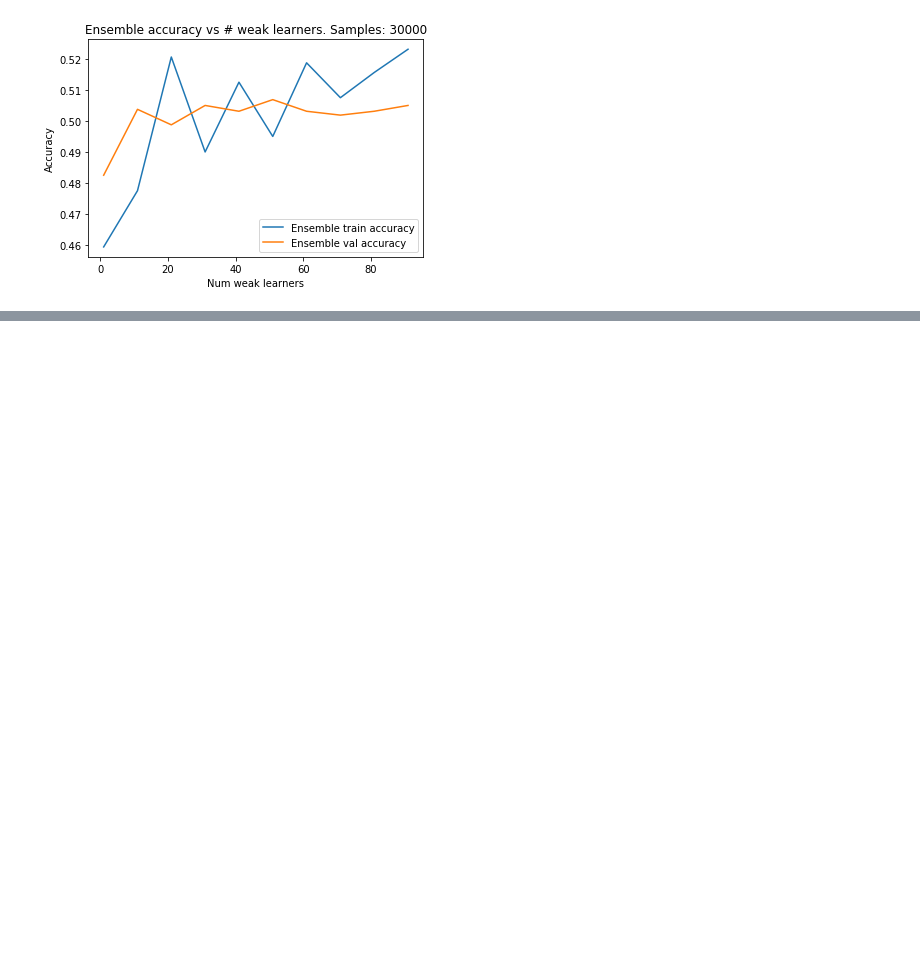
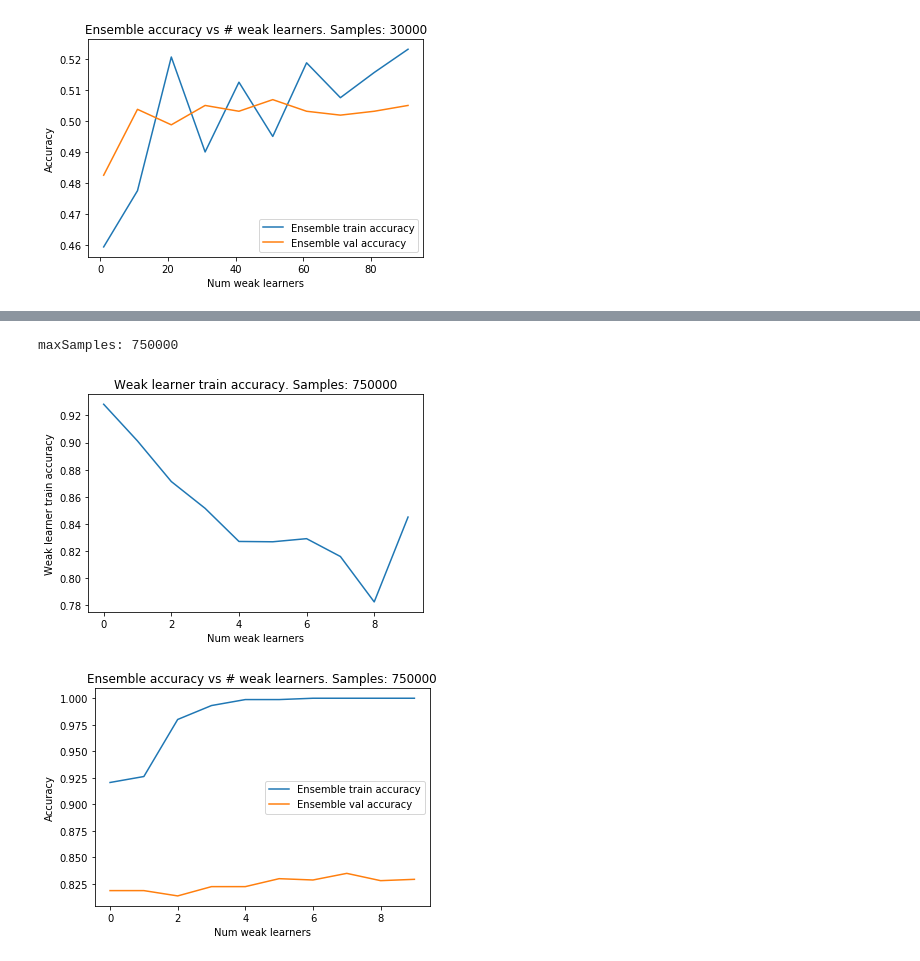
Before and after one commit to MLTheoryGT/AdversarialBoostingNeuralNets, a Jupyter notebook: BoostingExperiments.ipynb, the cells around one changed output, grey strips where cells are left out. Drawn from its saved outputs; the diff is of its cells as text; code cells hidden in the pictures; blank space fills up the shorter version.

```diff
--- a/BoostingExperiments.ipynb
+++ b/BoostingExperiments.ipynb
@@ -243,0 +307,6 @@ maxSamples: 30000
+# %%
+generate_plots()
+# %% [output]
+maxSamples: 750000
+[figure, added]
+[figure, added]
```
Also changed, not shown: parts of 7 cells of this notebook, 12 other files.
